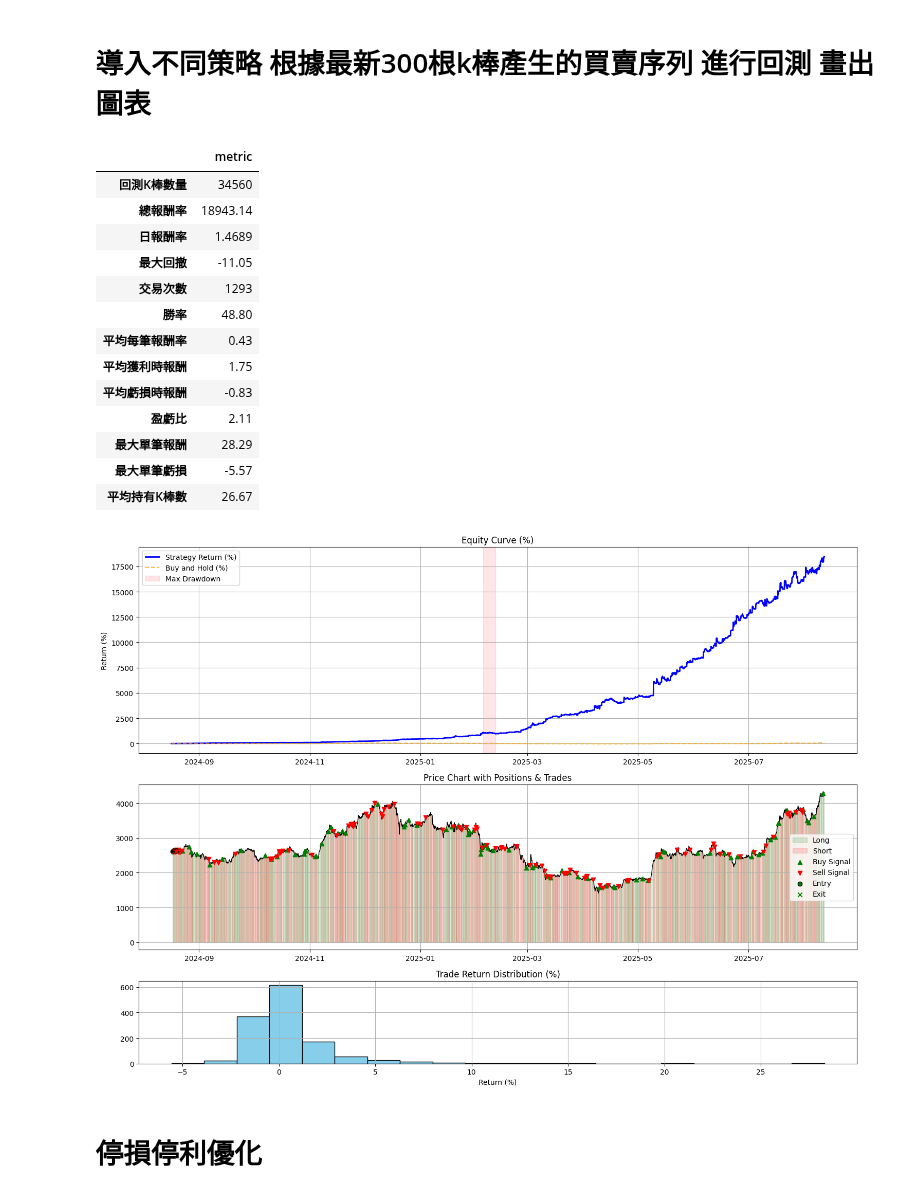
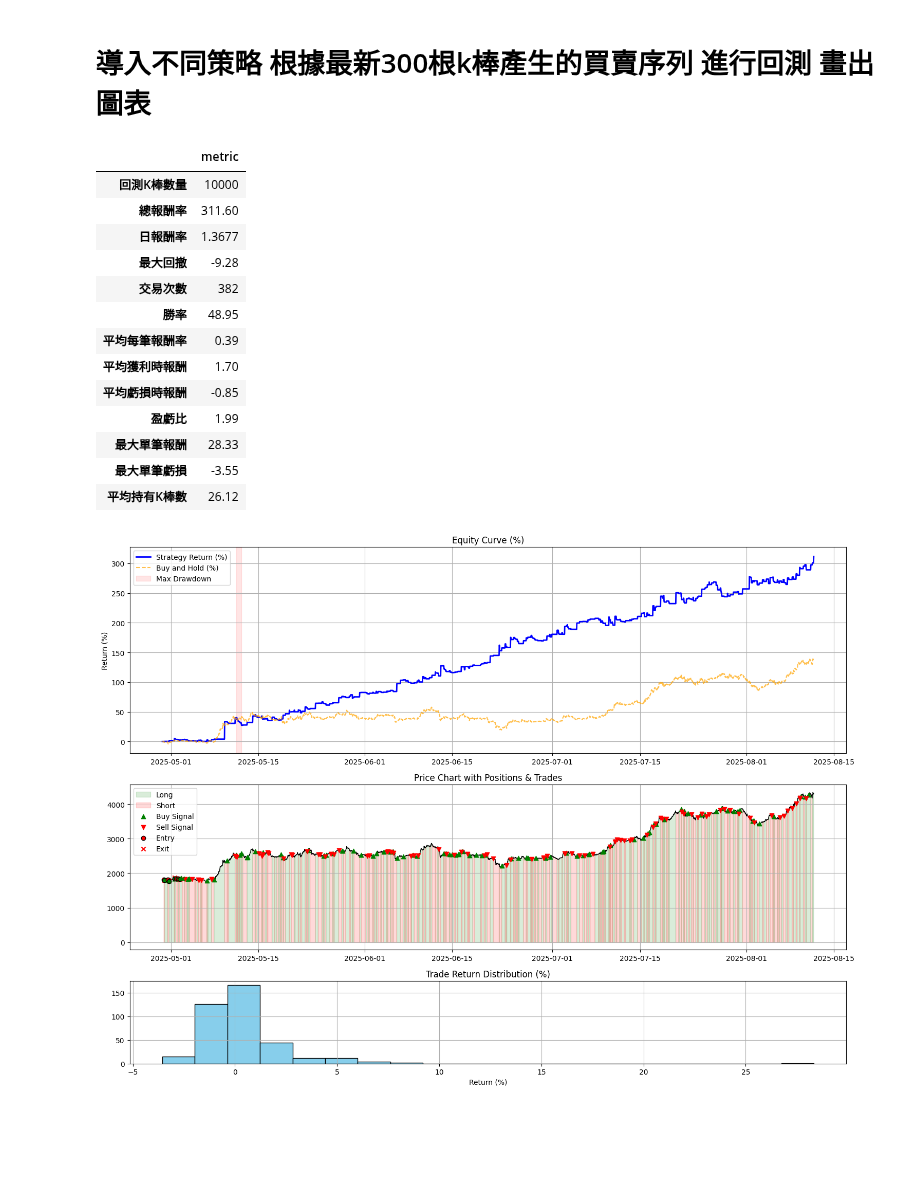
Before and after one commit to skywalker0803r/Vedanta, a Jupyter notebook: backtest_usage.ipynb, the cells around one changed output. Saved outputs shown, nothing was run; the diff lists cells and outputs as text; code cells hidden in the pictures; blank space fills up the shorter version.

```diff
--- a/backtest_usage.ipynb
+++ b/backtest_usage.ipynb
@@ -3,45 +3,43 @@
 # %%
 from Technicalindicatorstrategy import vegas,turtle_strategy
 from Backtest.backtest import backtest_signals
 from Plot.plot import plot_backtest_result
 import pandas as pd
 from datetime import datetime,timedelta
 import warnings
 warnings.filterwarnings('ignore')
 import numpy as np
 np.random.seed(42)  # ✅ 固定隨機性（可重現性）
 import random
 random.seed(42)
 
-df_signals = turtle_strategy.get_signals('ETHUSDT','15m',datetime.now(),4*24*30*12)
+df_signals = turtle_strategy.get_signals('ETHUSDT','15m',datetime.now(),10000)
 
 result = backtest_signals(
     df_signals.copy(),
     initial_capital = 33, # 1000台幣
     fee_rate = 0.0005, # 合約手續費
     leverage = 1, # 槓桿
     allow_short = True, # 是否做空
     stop_loss = None,       # 停損閾值，例如0.05代表5%
     take_profit = None,     # 停利閾值
     capital_ratio = 1, # 每次使用的資金佔比
     max_hold_bars = 100000)  # 最大持有K棒數
 display(pd.DataFrame(result['metric'],index=['metric']).T)
 plot_backtest_result(result)
 # %% [output]
 |  | metric |
-| 回測K棒數量 | 34560 |
-| 總報酬率 | 18943.14 |
-| 日報酬率 | 1.4689 |
-| 最大回撤 | -11.05 |
-| 交易次數 | 1293 |
-| 勝率 | 48.80 |
-| 平均每筆報酬率 | 0.43 |
-| 平均獲利時報酬 | 1.75 |
-| 平均虧損時報酬 | -0.83 |
-| 盈虧比 | 2.11 |
-| 最大單筆報酬 | 28.29 |
-| 最大單筆虧損 | -5.57 |
-| 平均持有K棒數 | 26.67 |
+| 回測K棒數量 | 10000 |
+| 總報酬率 | 311.60 |
+| 日報酬率 | 1.3677 |
+| 最大回撤 | -9.28 |
+| 交易次數 | 382 |
+| 勝率 | 48.95 |
+| 平均每筆報酬率 | 0.39 |
+| 平均獲利時報酬 | 1.70 |
+| 平均虧損時報酬 | -0.85 |
+| 盈虧比 | 1.99 |
+| 最大單筆報酬 | 28.33 |
+| 最大單筆虧損 | -3.55 |
+| 平均持有K棒數 | 26.12 |
-[figure, old version]
+[figure, new version]
-# %% [markdown]
-# 停損停利優化
```
Also changed, not shown: parts of 3 cells of this notebook.
